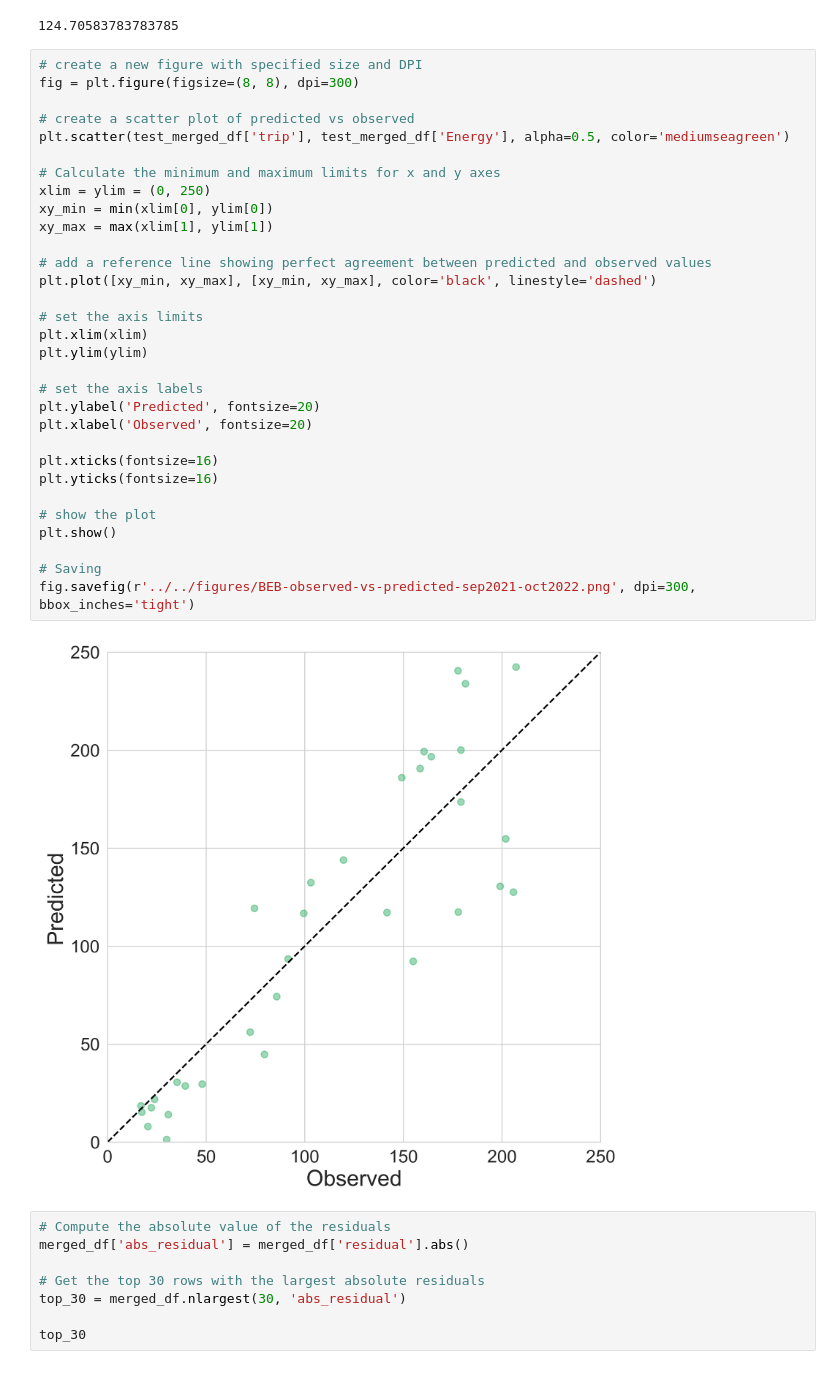
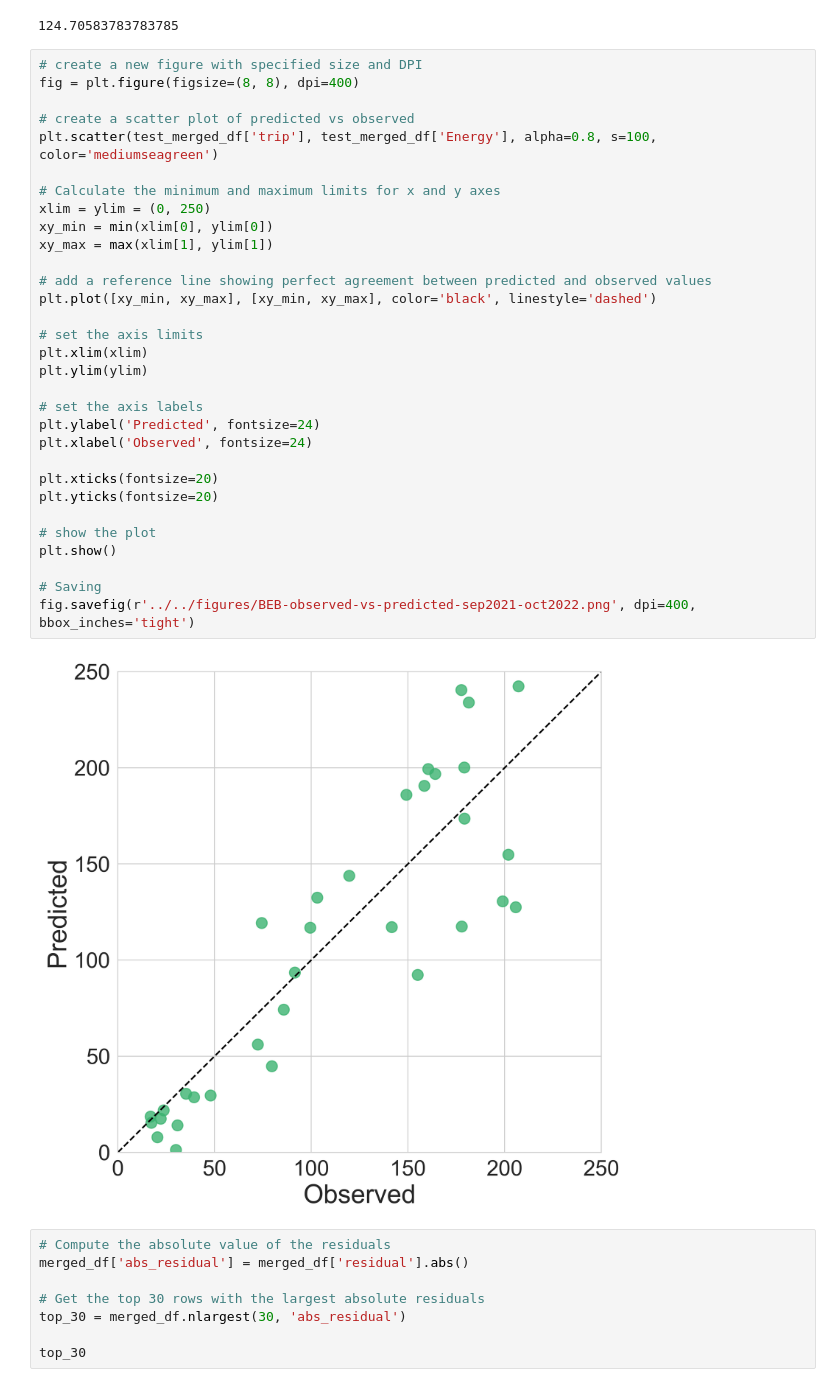
Before and after one commit to narslab/transit-electrification-futures, a Jupyter notebook: bin/jupyter/beb-validation.ipynb, the cells around one changed output. Cells and saved outputs as stored; diff of their text form.

```diff
--- a/bin/jupyter/beb-validation.ipynb
+++ b/bin/jupyter/beb-validation.ipynb
@@ -160,37 +160,37 @@ merged_df['trip'].mean()
 124.70583783783785
 # %%
 # create a new figure with specified size and DPI
-fig = plt.figure(figsize=(8, 8), dpi=300)
+fig = plt.figure(figsize=(8, 8), dpi=400)
 
 # create a scatter plot of predicted vs observed
-plt.scatter(test_merged_df['trip'], test_merged_df['Energy'], alpha=0.5, color='mediumseagreen')
+plt.scatter(test_merged_df['trip'], test_merged_df['Energy'], alpha=0.8, s=100, color='mediumseagreen')
 
 # Calculate the minimum and maximum limits for x and y axes
 xlim = ylim = (0, 250)
 xy_min = min(xlim[0], ylim[0])
 xy_max = max(xlim[1], ylim[1])
 
 # add a reference line showing perfect agreement between predicted and observed values
 plt.plot([xy_min, xy_max], [xy_min, xy_max], color='black', linestyle='dashed')
 
 # set the axis limits
 plt.xlim(xlim)
 plt.ylim(ylim)
 
 # set the axis labels
-plt.ylabel('Predicted', fontsize=20)
-plt.xlabel('Observed', fontsize=20)
+plt.ylabel('Predicted', fontsize=24)
+plt.xlabel('Observed', fontsize=24)
 
-plt.xticks(fontsize=16)
-plt.yticks(fontsize=16)
+plt.xticks(fontsize=20)
+plt.yticks(fontsize=20)
 
 # show the plot
 plt.show()
 
 # Saving
-fig.savefig(r'../../figures/BEB-observed-vs-predicted-sep2021-oct2022.png', dpi=300, bbox_inches='tight')
+fig.savefig(r'../../figures/BEB-observed-vs-predicted-sep2021-oct2022.png', dpi=400, bbox_inches='tight')
 # %% [output]
-[figure, old version]
+[figure, new version]
 # %%
 # Compute the absolute value of the residuals
 merged_df['abs_residual'] = merged_df['residual'].abs()
```
Also changed, not shown: parts of 2 cells of this notebook, 11 other files.
